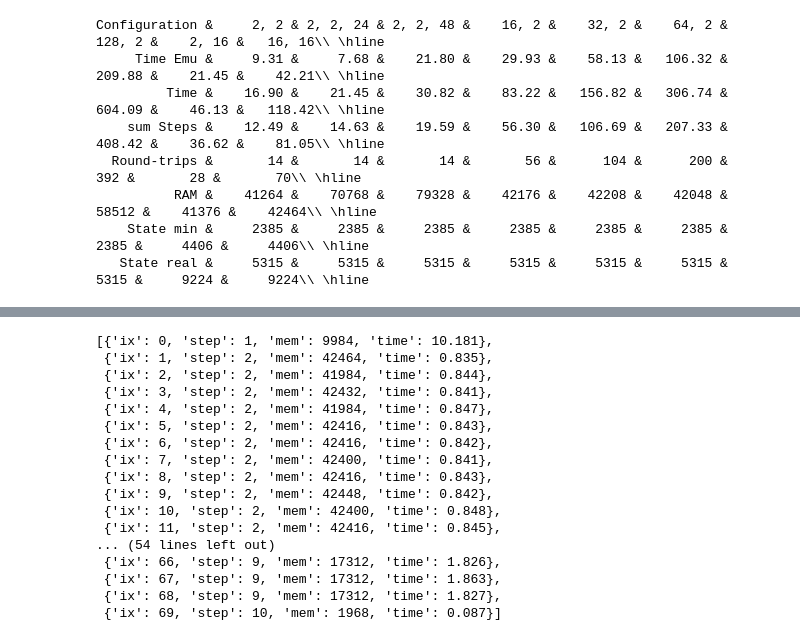
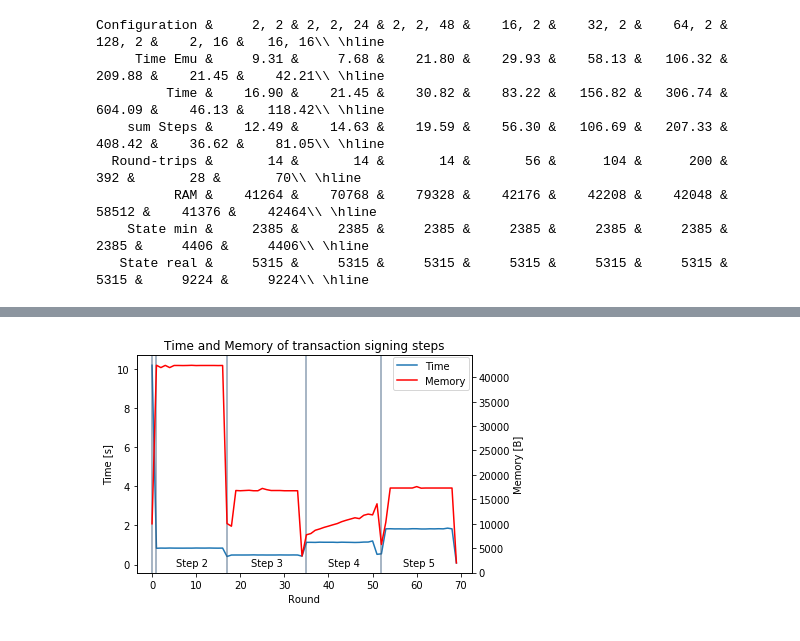
Before and after one commit to ph4r05/monero-tx-paper-data, a Jupyter notebook: jupyter/perfs.ipynb, the cells around one changed output, grey strips where cells are left out. Cells and saved outputs as stored; diff of their text form; code cells hidden in the pictures.

Commit message:
tsx time/mem added

```diff
--- a/jupyter/perfs.ipynb
+++ b/jupyter/perfs.ipynb
@@ -427,23 +428,49 @@ steps = exp_data['steps']
 gdata = []
 for ix, st in enumerate(steps[:-1]):
     gdata.append({'ix':ix, 'step':st['step'], 'mem': max(st['mems']) - mem_min, 'time': (st['rtime'] if st['rtime'] else st['time'])/1000000.})
+
+# steps post-processing to match paper notation
+step_fix = {4:3, 5:3, 6:4, 7:5, 8:5, 9:5, 10:5}
+for ix, dt in enumerate(reversed(gdata)):
+    if dt['step'] in step_fix: dt['step'] = step_fix[dt['step']]
-# %%
-gdata
-# %% [output]
-[{'ix': 0, 'step': 1, 'mem': 9984, 'time': 10.181},
- {'ix': 1, 'step': 2, 'mem': 42464, 'time': 0.835},
- {'ix': 2, 'step': 2, 'mem': 41984, 'time': 0.844},
- {'ix': 3, 'step': 2, 'mem': 42432, 'time': 0.841},
- {'ix': 4, 'step': 2, 'mem': 41984, 'time': 0.847},
- {'ix': 5, 'step': 2, 'mem': 42416, 'time': 0.843},
- {'ix': 6, 'step': 2, 'mem': 42416, 'time': 0.842},
- {'ix': 7, 'step': 2, 'mem': 42400, 'time': 0.841},
- {'ix': 8, 'step': 2, 'mem': 42416, 'time': 0.843},
- {'ix': 9, 'step': 2, 'mem': 42448, 'time': 0.842},
- {'ix': 10, 'step': 2, 'mem': 42400, 'time': 0.848},
- {'ix': 11, 'step': 2, 'mem': 42416, 'time': 0.845},
-... (54 lines left out)
- {'ix': 66, 'step': 9, 'mem': 17312, 'time': 1.826},
- {'ix': 67, 'step': 9, 'mem': 17312, 'time': 1.863},
- {'ix': 68, 'step': 9, 'mem': 17312, 'time': 1.827},
- {'ix': 69, 'step': 10, 'mem': 1968, 'time': 0.087}]
+# %%
+fig, ax = pyplot.subplots() # figsize=(8, 4)
+df = pd.DataFrame(gdata)
+df = df.rename(columns={'mem':'Memory', 'time': 'Time', 'ix': 'Round'})
+colors = sns.cubehelix_palette(8, start=.5, rot=-.75)
+
+ax = sns.lineplot(x="Round", y="Time", data=df, label='Time', legend=None)
+patches0 = [x for x in ax.patches]
+
+ax2 = ax.twinx()
+ax3 = sns.lineplot(x="Round", y="Memory", data=df, ax=ax2, color='r', label='Memory', legend=None)
+
+ax.set_ylabel("Time [s]")
+ax2.set_ylabel("Memory [B]")
+
+leg = ax3.figure.legend(loc='upper right', bbox_to_anchor=(+0.875, +0.9))
+plt.title("Time and Memory of transaction signing steps")
+
+for ix, dt in enumerate(gdata):
+    step = dt['step']
+    add_line = ix <= 1 or gdata[ix-1]['step'] != dt['step']
+    if not add_line: continue
+
+    ax.axvline(dt['ix'], alpha=0.6, color=colors[5])
+    if step <= 1: continue
+
+    next_step_ix = [x['ix'] for x in list(gdata[ix:]) if x['step'] == step+1]
+    next_step_ix = min(next_step_ix) if next_step_ix else gdata[-1]['ix']
+    if next_step_ix is None: continue
+    # print('Step', step, 'ix', dt['ix'], 'next ix', next_step_ix)
+
+    placem = dt['ix'] + (next_step_ix - dt['ix'])/2
+    ax.annotate('Step %s' % step, (placem, 0.05),
+                ha='center', va='center', xytext=(0, 0), textcoords='offset points')
+
+fname = './tsx_time_mem.pdf'
+#plt.savefig(fname, bbox_inches='tight', dpi=400)
+#plt.savefig(os.path.splitext(fname)[0] + '.png', bbox_inches='tight', dpi=400)
+plt.show()
+# %% [output]
+[figure, added]
```
Also changed, not shown: parts of 2 cells of this notebook.
